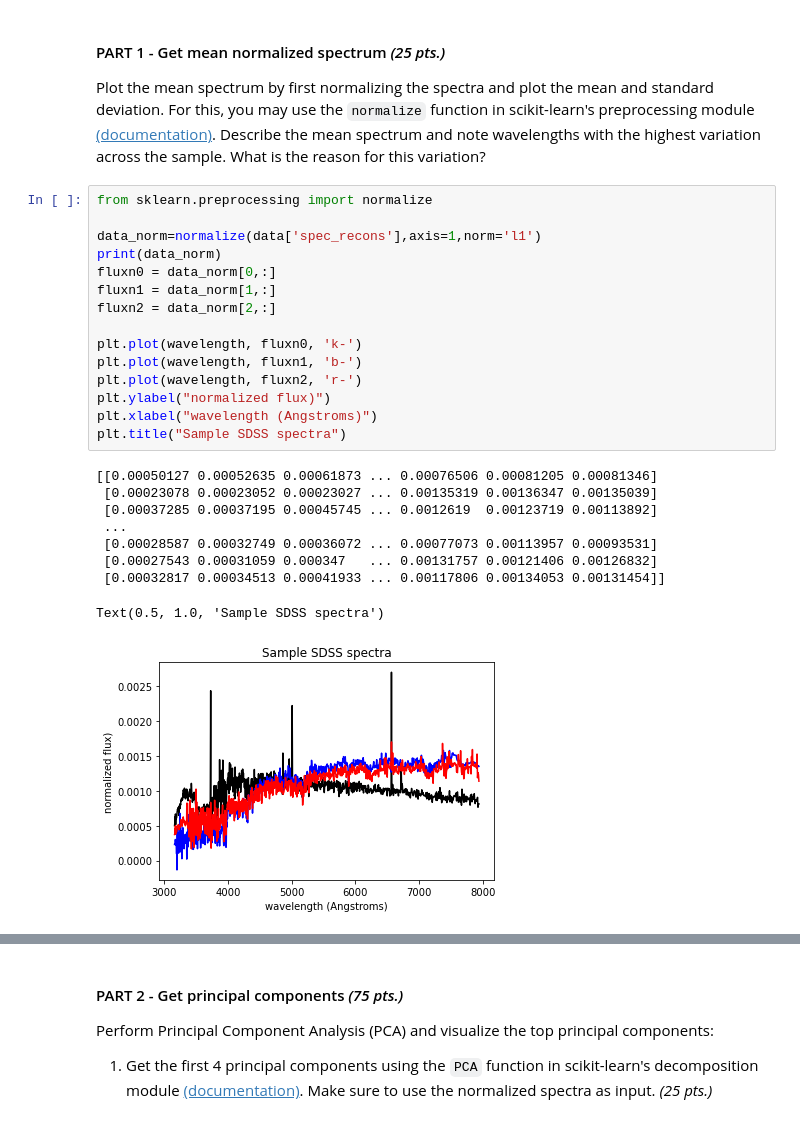
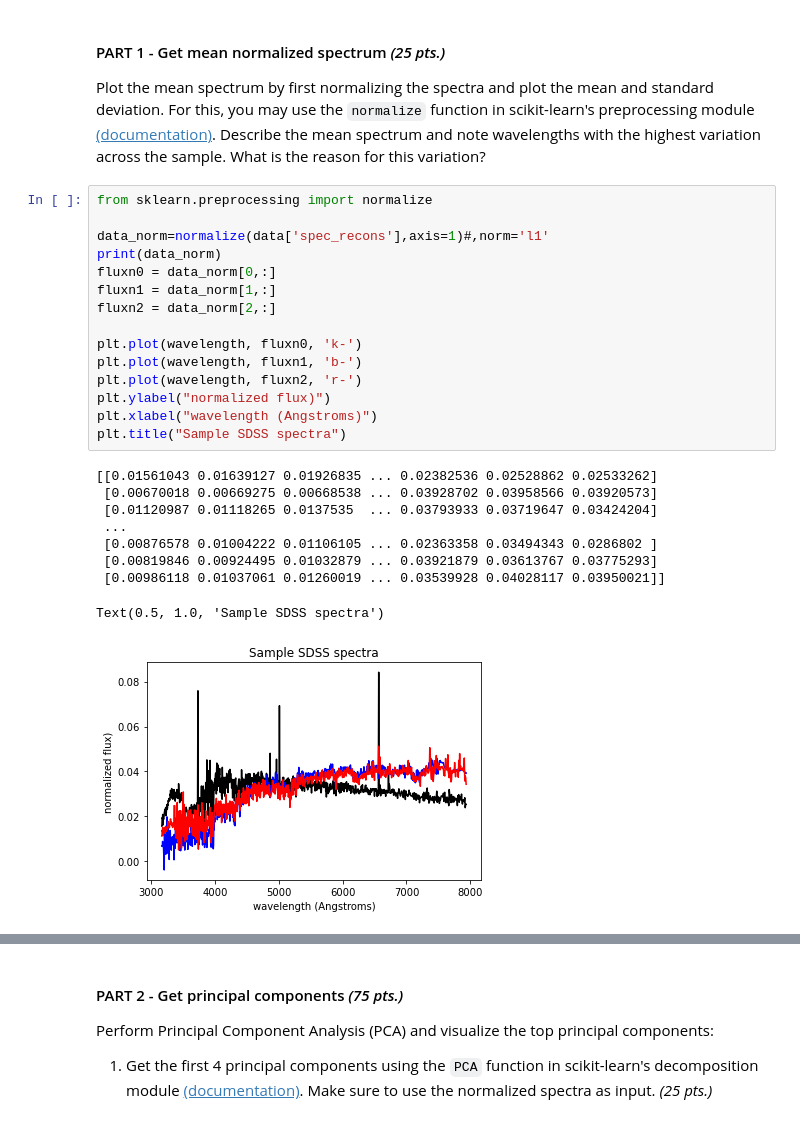
Before and after one commit to Jmabenojar/157_Abenojar, a Jupyter notebook: Module A/LabAssignment3/AP157_lab_assignmnent_A3.ipynb, the cells around one changed output, grey strips where cells are left out. Saved outputs shown, nothing was run; the diff lists cells and outputs as text.

```diff
--- a/Module A/LabAssignment3/AP157_lab_assignmnent_A3.ipynb
+++ b/Module A/LabAssignment3/AP157_lab_assignmnent_A3.ipynb
@@ -80,28 +80,28 @@ Plot the mean spectrum by first normalizing the spectra and plot the mean and st
 # %%
 from sklearn.preprocessing import normalize
 
-data_norm=normalize(data['spec_recons'],axis=1,norm='l1')
+data_norm=normalize(data['spec_recons'],axis=1)#,norm='l1'
 print(data_norm)
 fluxn0 = data_norm[0,:]
 fluxn1 = data_norm[1,:]
 fluxn2 = data_norm[2,:]
 
 plt.plot(wavelength, fluxn0, 'k-')
 plt.plot(wavelength, fluxn1, 'b-')
 plt.plot(wavelength, fluxn2, 'r-')
 plt.ylabel("normalized flux)")
 plt.xlabel("wavelength (Angstroms)")
 plt.title("Sample SDSS spectra")
 # %% [output]
-[[0.00050127 0.00052635 0.00061873 ... 0.00076506 0.00081205 0.00081346]
- [0.00023078 0.00023052 0.00023027 ... 0.00135319 0.00136347 0.00135039]
- [0.00037285 0.00037195 0.00045745 ... 0.0012619  0.00123719 0.00113892]
+[[0.01561043 0.01639127 0.01926835 ... 0.02382536 0.02528862 0.02533262]
+ [0.00670018 0.00669275 0.00668538 ... 0.03928702 0.03958566 0.03920573]
+ [0.01120987 0.01118265 0.0137535  ... 0.03793933 0.03719647 0.03424204]
  ...
- [0.00028587 0.00032749 0.00036072 ... 0.00077073 0.00113957 0.00093531]
- [0.00027543 0.00031059 0.000347   ... 0.00131757 0.00121406 0.00126832]
- [0.00032817 0.00034513 0.00041933 ... 0.00117806 0.00134053 0.00131454]]
+ [0.00876578 0.01004222 0.01106105 ... 0.02363358 0.03494343 0.0286802 ]
+ [0.00819846 0.00924495 0.01032879 ... 0.03921879 0.03613767 0.03775293]
+ [0.00986118 0.01037061 0.01260019 ... 0.03539928 0.04028117 0.03950021]]
 Text(0.5, 1.0, 'Sample SDSS spectra')
-[figure, old version]
+[figure, new version]
 # %%
 data_ave=np.mean(data_norm,axis=0)
 data_std=np.std(data_norm,axis=0)
```
Also changed, not shown: parts of 5 cells of this notebook.
